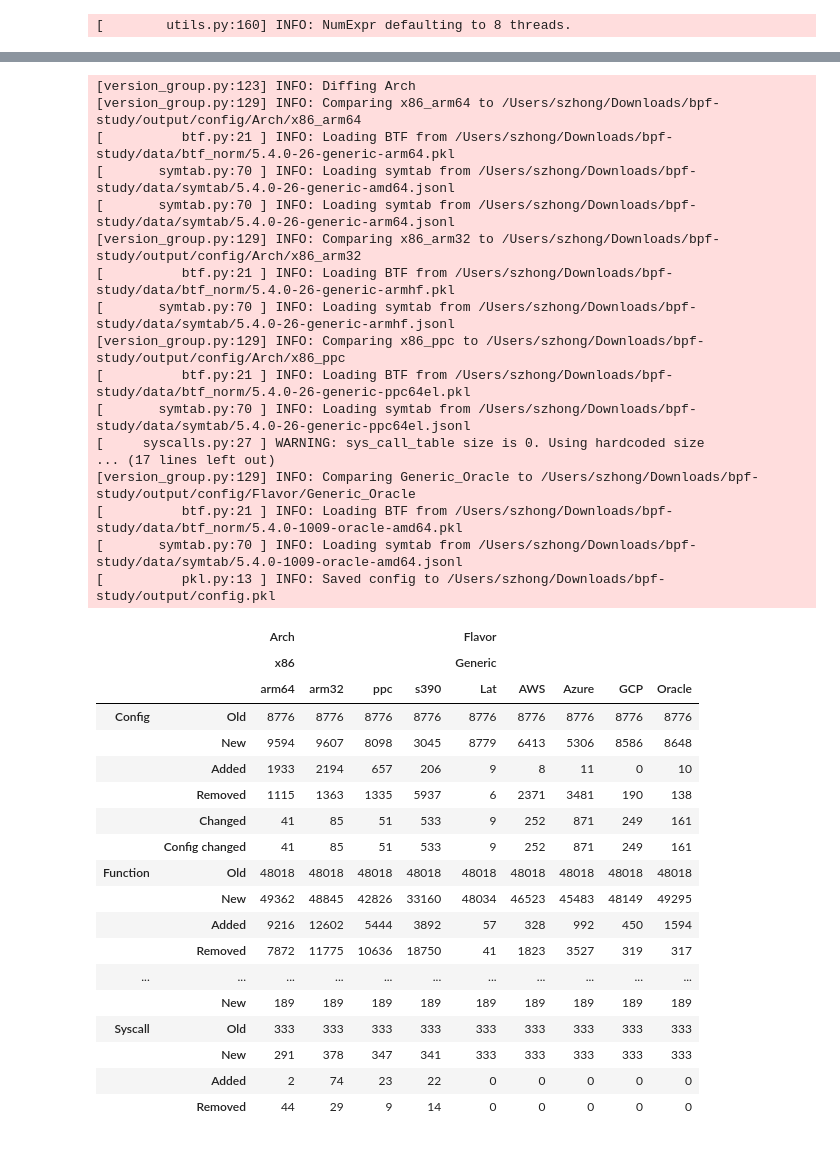
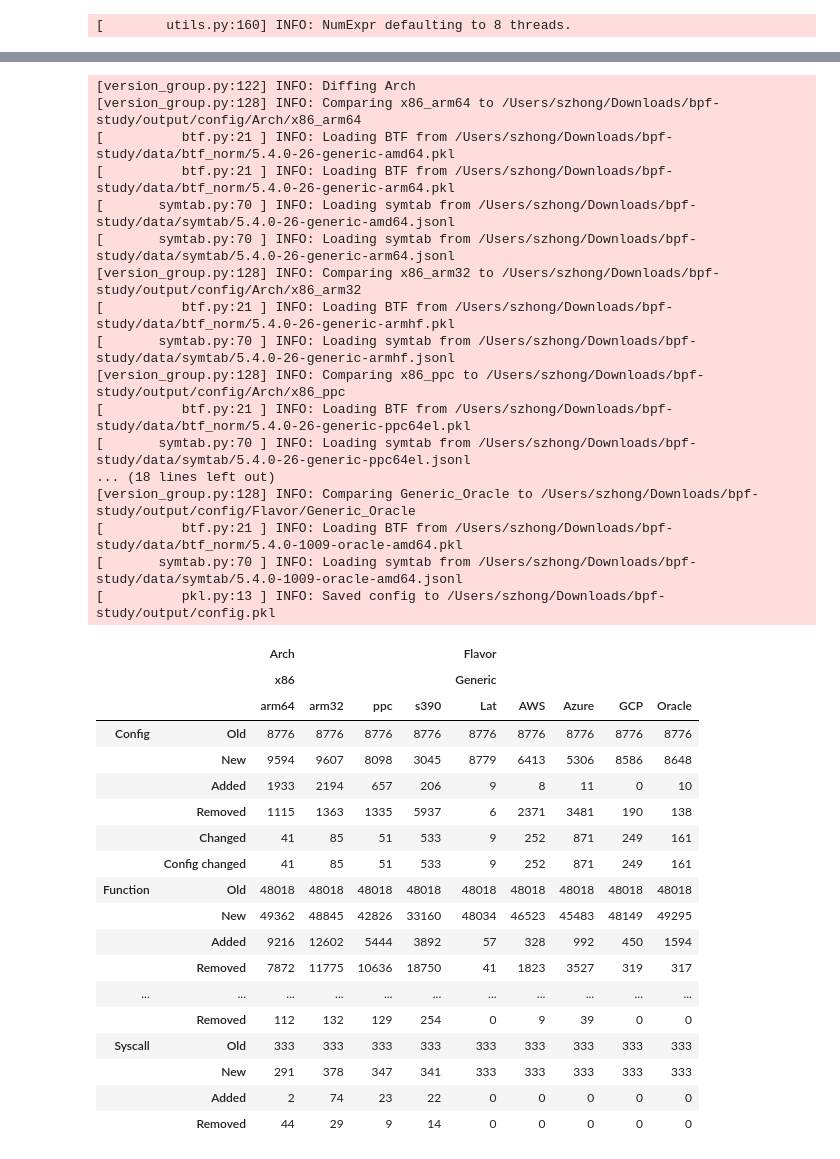
Before and after one commit to ShawnZhong/DepSurf, a Jupyter notebook: 30_diff.ipynb, the cells around one changed output, grey strips where cells are left out. Saved outputs shown, nothing was run; the diff lists cells and outputs as text; code cells hidden in the pictures.

```diff
--- a/30_diff.ipynb
+++ b/30_diff.ipynb
@@ -18,10 +18,13 @@ def diff(name: str, groups: List[VersionGroup], kinds: List[DepKind]):
         results.update(result)
     save_pkl(results, name)
 
-    df = pd.DataFrame({(g, g.to_str(p.v1), g.to_str(p.v2)): data for (g, p), data in results.items()})
+    df = pd.DataFrame(
+        {(g, g.to_str(p.v1), g.to_str(p.v2)): data for (g, p), data in results.items()}
+    )
     df = df.loc[(df != 0).any(axis=1)]
     return df
 
+
 # diff("test", [VersionGroup.TEST], [DepKind.FUNC])
 # %% [output]
 [        utils.py:160] INFO: NumExpr defaulting to 8 threads.
@@ -82,43 +85,42 @@ diff(
         DepKind.FUNC,
         DepKind.STRUCT,
         DepKind.TRACEPOINT,
-        DepKind.LSM,
         DepKind.SYSCALL,
     ],
 )
 # %% [output]
-[version_group.py:123] INFO: Diffing Arch
-[version_group.py:129] INFO: Comparing x86_arm64 to /Users/szhong/Downloads/bpf-study/output/config/Arch/x86_arm64
+[version_group.py:122] INFO: Diffing Arch
+[version_group.py:128] INFO: Comparing x86_arm64 to /Users/szhong/Downloads/bpf-study/output/config/Arch/x86_arm64
+[          btf.py:21 ] INFO: Loading BTF from /Users/szhong/Downloads/bpf-study/data/btf_norm/5.4.0-26-generic-amd64.pkl
 [          btf.py:21 ] INFO: Loading BTF from /Users/szhong/Downloads/bpf-study/data/btf_norm/5.4.0-26-generic-arm64.pkl
 [       symtab.py:70 ] INFO: Loading symtab from /Users/szhong/Downloads/bpf-study/data/symtab/5.4.0-26-generic-amd64.jsonl
 [       symtab.py:70 ] INFO: Loading symtab from /Users/szhong/Downloads/bpf-study/data/symtab/5.4.0-26-generic-arm64.jsonl
-[version_group.py:129] INFO: Comparing x86_arm32 to /Users/szhong/Downloads/bpf-study/output/config/Arch/x86_arm32
+[version_group.py:128] INFO: Comparing x86_arm32 to /Users/szhong/Downloads/bpf-study/output/config/Arch/x86_arm32
 [          btf.py:21 ] INFO: Loading BTF from /Users/szhong/Downloads/bpf-study/data/btf_norm/5.4.0-26-generic-armhf.pkl
 [       symtab.py:70 ] INFO: Loading symtab from /Users/szhong/Downloads/bpf-study/data/symtab/5.4.0-26-generic-armhf.jsonl
-[version_group.py:129] INFO: Comparing x86_ppc to /Users/szhong/Downloads/bpf-study/output/config/Arch/x86_ppc
+[version_group.py:128] INFO: Comparing x86_ppc to /Users/szhong/Downloads/bpf-study/output/config/Arch/x86_ppc
 [          btf.py:21 ] INFO: Loading BTF from /Users/szhong/Downloads/bpf-study/data/btf_norm/5.4.0-26-generic-ppc64el.pkl
 [       symtab.py:70 ] INFO: Loading symtab from /Users/szhong/Downloads/bpf-study/data/symtab/5.4.0-26-generic-ppc64el.jsonl
-[     syscalls.py:27 ] WARNING: sys_call_table size is 0. Using hardcoded size
-... (17 lines left out)
-[version_group.py:129] INFO: Comparing Generic_Oracle to /Users/szhong/Downloads/bpf-study/output/config/Flavor/Generic_Oracle
+... (18 lines left out)
+[version_group.py:128] INFO: Comparing Generic_Oracle to /Users/szhong/Downloads/bpf-study/output/config/Flavor/Generic_Oracle
 [          btf.py:21 ] INFO: Loading BTF from /Users/szhong/Downloads/bpf-study/data/btf_norm/5.4.0-1009-oracle-amd64.pkl
 [       symtab.py:70 ] INFO: Loading symtab from /Users/szhong/Downloads/bpf-study/data/symtab/5.4.0-1009-oracle-amd64.jsonl
 [          pkl.py:13 ] INFO: Saved config to /Users/szhong/Downloads/bpf-study/output/config.pkl
 |  |  | Arch |  |  |  | Flavor |  |  |  |  |
 |  |  | x86 |  |  |  | Generic |  |  |  |  |
 |  |  | arm64 | arm32 | ppc | s390 | Lat | AWS | Azure | GCP | Oracle |
 | Config | Old | 8776 | 8776 | 8776 | 8776 | 8776 | 8776 | 8776 | 8776 | 8776 |
 |  | New | 9594 | 9607 | 8098 | 3045 | 8779 | 6413 | 5306 | 8586 | 8648 |
 |  | Added | 1933 | 2194 | 657 | 206 | 9 | 8 | 11 | 0 | 10 |
 |  | Removed | 1115 | 1363 | 1335 | 5937 | 6 | 2371 | 3481 | 190 | 138 |
 |  | Changed | 41 | 85 | 51 | 533 | 9 | 252 | 871 | 249 | 161 |
 |  | Config changed | 41 | 85 | 51 | 533 | 9 | 252 | 871 | 249 | 161 |
 | Function | Old | 48018 | 48018 | 48018 | 48018 | 48018 | 48018 | 48018 | 48018 | 48018 |
 |  | New | 49362 | 48845 | 42826 | 33160 | 48034 | 46523 | 45483 | 48149 | 49295 |
 |  | Added | 9216 | 12602 | 5444 | 3892 | 57 | 328 | 992 | 450 | 1594 |
 |  | Removed | 7872 | 11775 | 10636 | 18750 | 41 | 1823 | 3527 | 319 | 317 |
 | ... | ... | ... | ... | ... | ... | ... | ... | ... | ... | ... |
-|  | New | 189 | 189 | 189 | 189 | 189 | 189 | 189 | 189 | 189 |
+|  | Removed | 112 | 132 | 129 | 254 | 0 | 9 | 39 | 0 | 0 |
 | Syscall | Old | 333 | 333 | 333 | 333 | 333 | 333 | 333 | 333 | 333 |
 |  | New | 291 | 378 | 347 | 341 | 333 | 333 | 333 | 333 | 333 |
 |  | Added | 2 | 74 | 23 | 22 | 0 | 0 | 0 | 0 | 0 |
```
Also changed, not shown: parts of 1 cell of this notebook, 6 other files.
